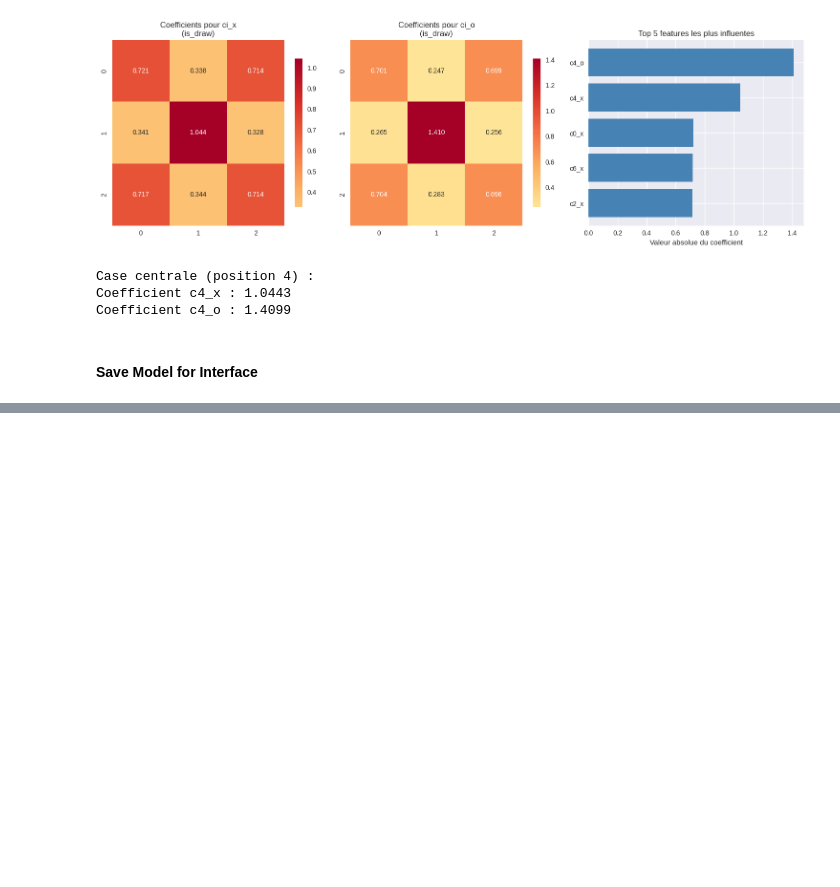
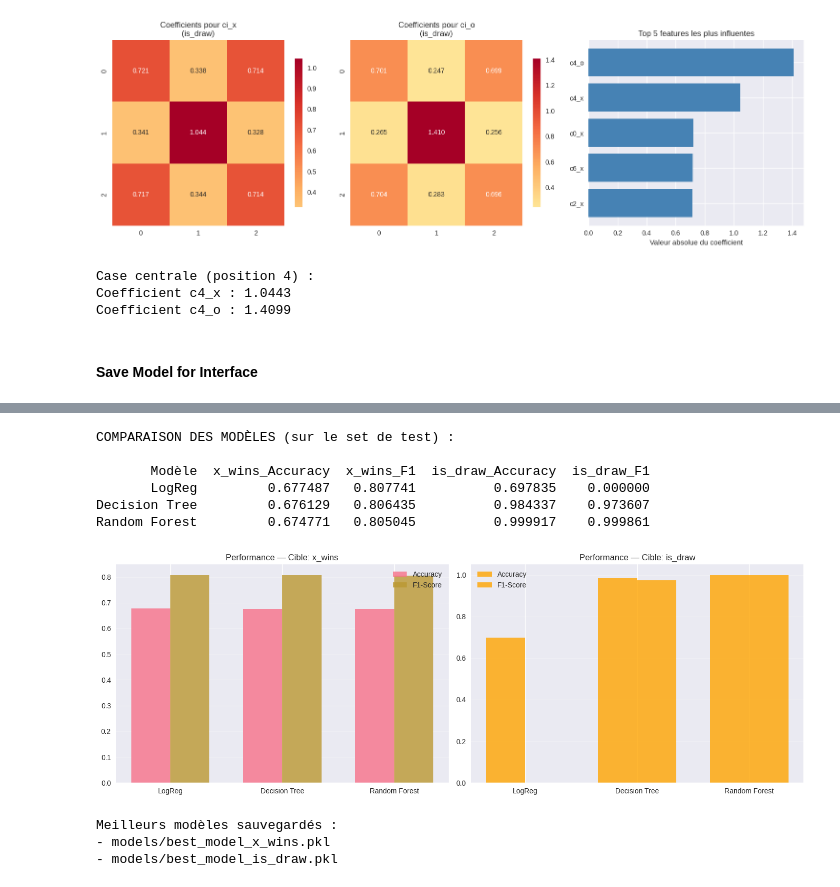
Before and after one commit to hardymanantsoa/msiminds, a Jupyter notebook: notebook.ipynb, the cells around one changed output, grey strips where cells are left out. Cells and saved outputs as stored; diff of their text form; code cells hidden in the pictures; blank space fills up the shorter version.

```diff
--- a/notebook.ipynb
+++ b/notebook.ipynb
@@ -325,0 +500,49 @@ print("   - features_cols.pkl")
+# %%
+results = pd.DataFrame({
+    'Modèle': ['LogReg', 'Decision Tree', 'Random Forest'],
+    'x_wins_Accuracy': [accuracy_score(y_wins_test, model_wins.predict(X_test)),
+                        acc_dt_wins, acc_rf_wins],
+    'x_wins_F1': [f1_score(y_wins_test, model_wins.predict(X_test)),
+                  f1_dt_wins, f1_rf_wins],
+    'is_draw_Accuracy': [accuracy_score(y_draw_test, model_draw.predict(X_test)),
+                         acc_dt_draw, acc_rf_draw],
+    'is_draw_F1': [f1_score(y_draw_test, model_draw.predict(X_test)),
+                   f1_dt_draw, f1_rf_draw]
+})
+
+print("COMPARAISON DES MODÈLES (sur le set de test) :\n")
+print(results.to_string(index=False))
+
+# Graphique comparatif
+fig, axes = plt.subplots(1, 2, figsize=(14, 5))
+
+# Pour x_wins
+x = np.arange(3)
+width = 0.35
+axes[0].bar(x - width/2, results['x_wins_Accuracy'], width, label='Accuracy', alpha=0.8)
+axes[0].bar(x + width/2, results['x_wins_F1'], width, label='F1-Score', alpha=0.8)
+axes[0].set_xticks(x)
+axes[0].set_xticklabels(results['Modèle'])
+axes[0].set_title('Performance — Cible: x_wins')
+axes[0].legend()
+axes[0].grid(axis='y', alpha=0.3)
+
+# Pour is_draw
+axes[1].bar(x - width/2, results['is_draw_Accuracy'], width, label='Accuracy', alpha=0.8, color='orange')
+axes[1].bar(x + width/2, results['is_draw_F1'], width, label='F1-Score', alpha=0.8, color='orange')
+axes[1].set_xticks(x)
+axes[1].set_xticklabels(results['Modèle'])
+axes[1].set_title('Performance — Cible: is_draw')
+axes[1].legend()
+axes[1].grid(axis='y', alpha=0.3)
+
+plt.tight_layout()
+plt.show()
+# %% [output]
+COMPARAISON DES MODÈLES (sur le set de test) :
+
+       Modèle  x_wins_Accuracy  x_wins_F1  is_draw_Accuracy  is_draw_F1
+       LogReg         0.677487   0.807741          0.697835    0.000000
+Decision Tree         0.676129   0.806435          0.984337    0.973607
+Random Forest         0.674771   0.805045          0.999917    0.999861
+[figure, added]
@@ -325,0 +551,15 @@ print("   - features_cols.pkl")
+# %%
+# On choisit Random Forest (généralement le meilleur)
+best_model_wins = rf_wins
+best_model_draw = rf_draw
+
+joblib.dump(best_model_wins, 'models/best_model_x_wins.pkl')
+joblib.dump(best_model_draw, 'models/best_model_is_draw.pkl')
+
+print("Meilleurs modèles sauvegardés :")
+print("- models/best_model_x_wins.pkl")
+print("- models/best_model_is_draw.pkl")
+# %% [output]
+Meilleurs modèles sauvegardés :
+- models/best_model_x_wins.pkl
+- models/best_model_is_draw.pkl
```
Also changed, not shown: parts of 26 cells of this notebook.
